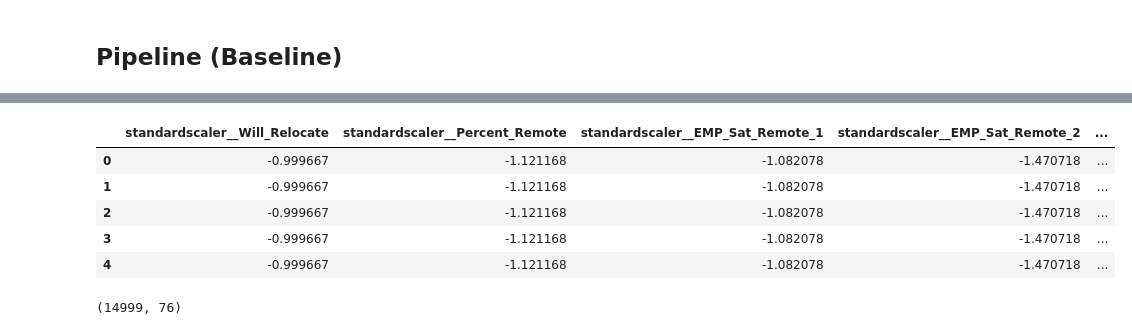
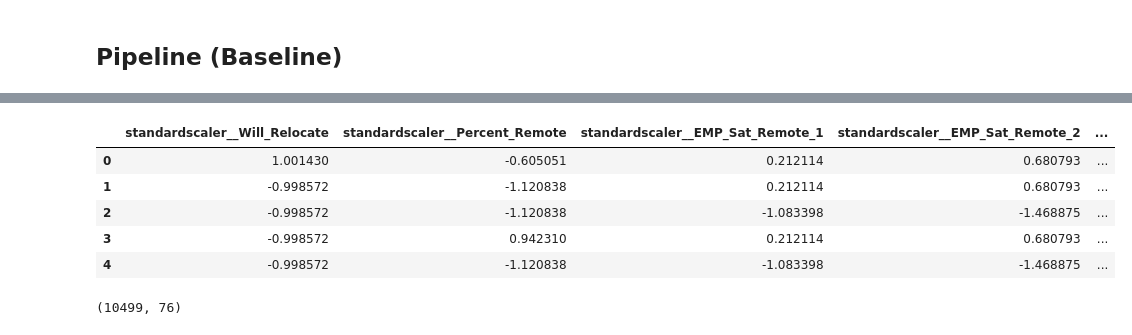
Before and after one commit to Emroullier/hr-data-analytics, a Jupyter notebook: notebooks/logistic_reg_baseline.ipynb, the cells around one changed output, grey strips where cells are left out. Drawn from its saved outputs; the diff is of its cells as text; code cells hidden in the pictures.

Commit message:
20240619_EDA_and_quick_PCA_log_reg_baseline_balancing_thierry

```diff
--- a/notebooks/logistic_reg_baseline.ipynb
+++ b/notebooks/logistic_reg_baseline.ipynb
@@ -429,13 +452,13 @@ X_num_robust
 ## Preprocessing structure
 # %%
 num_col = make_column_selector(dtype_exclude=['object'])
-obj_col = make_column_selector(dtype_include=['object'])
+cat_col = make_column_selector(dtype_include=['object'])
 # %%
 num_transformer = StandardScaler().set_output(transform="pandas")
 cat_transformer = OneHotEncoder(sparse_output = False, drop = "if_binary")
 
 preproc_basic = make_column_transformer((num_transformer, num_col),
-                                        (cat_transformer, obj_col))
+                                        (cat_transformer, cat_col))
 
 preproc_basic
 # %% [output]
@@ -461,16 +493,16 @@ LogisticRegression()
 # %%
 baseline_pipe = make_pipeline(preproc_basic)
-features_name = baseline_pipe.fit(X).get_feature_names_out()
-test = pd.DataFrame(baseline_pipe.transform(X),columns=features_name)
-test.head()
+features_name = baseline_pipe.fit(X_train).get_feature_names_out()
+X_train = pd.DataFrame(baseline_pipe.transform(X_train),columns=features_name)
+X_train.head()
 # %% [output]
 |  | standardscaler__Will_Relocate | standardscaler__Percent_Remote | standardscaler__EMP_Sat_Remote_1 | standardscaler__EMP_Sat_Remote_2 | ... |
-| 0 | -0.999667 | -1.121168 | -1.082078 | -1.470718 | ... |
-| 1 | -0.999667 | -1.121168 | -1.082078 | -1.470718 | ... |
-| 2 | -0.999667 | -1.121168 | -1.082078 | -1.470718 | ... |
-| 3 | -0.999667 | -1.121168 | -1.082078 | -1.470718 | ... |
-| 4 | -0.999667 | -1.121168 | -1.082078 | -1.470718 | ... |
+| 0 | 1.001430 | -0.605051 | 0.212114 | 0.680793 | ... |
+| 1 | -0.998572 | -1.120838 | 0.212114 | 0.680793 | ... |
+| 2 | -0.998572 | -1.120838 | -1.083398 | -1.468875 | ... |
+| 3 | -0.998572 | 0.942310 | 0.212114 | 0.680793 | ... |
+| 4 | -0.998572 | -1.120838 | -1.083398 | -1.468875 | ... |
 # %%
-test.shape
+X_train.shape
 # %% [output]
-(14999, 76)
+(10499, 76)
```
Also changed, not shown: parts of 40 cells of this notebook.
